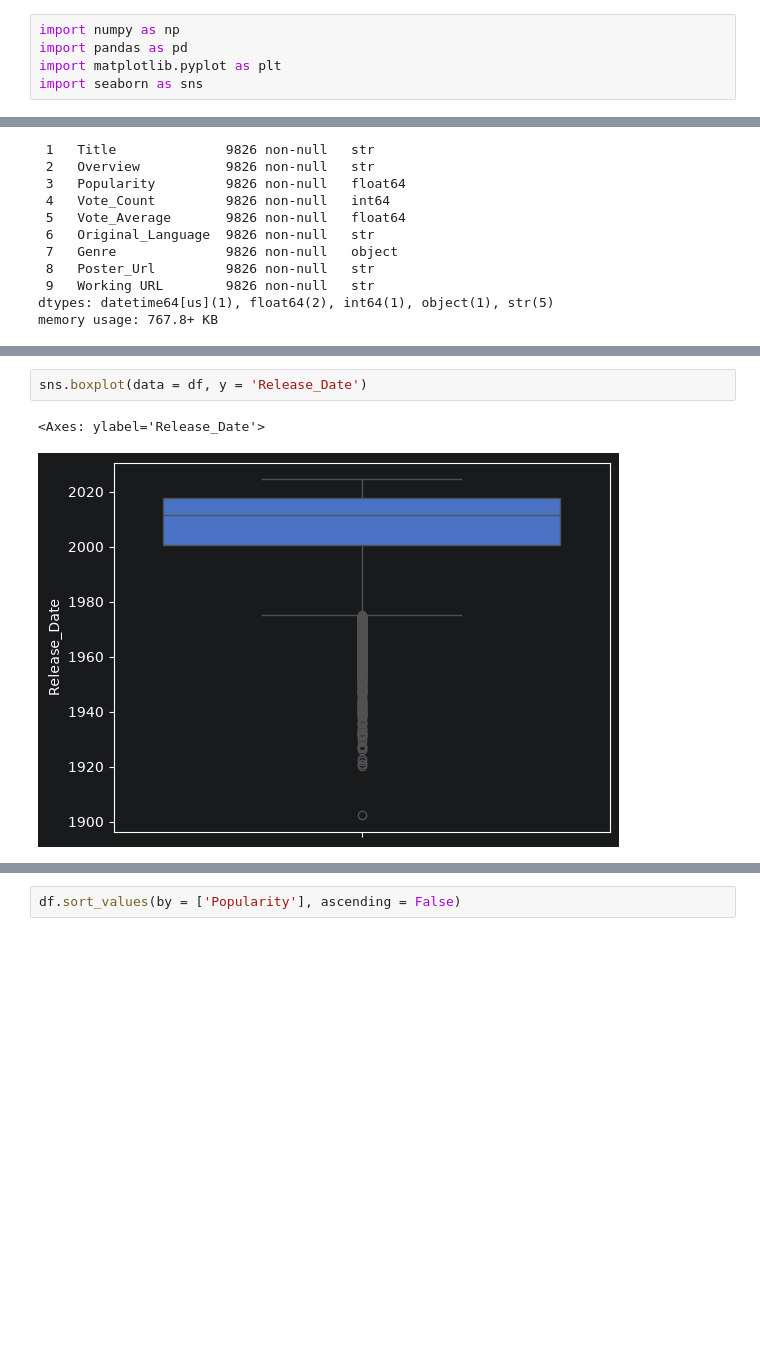
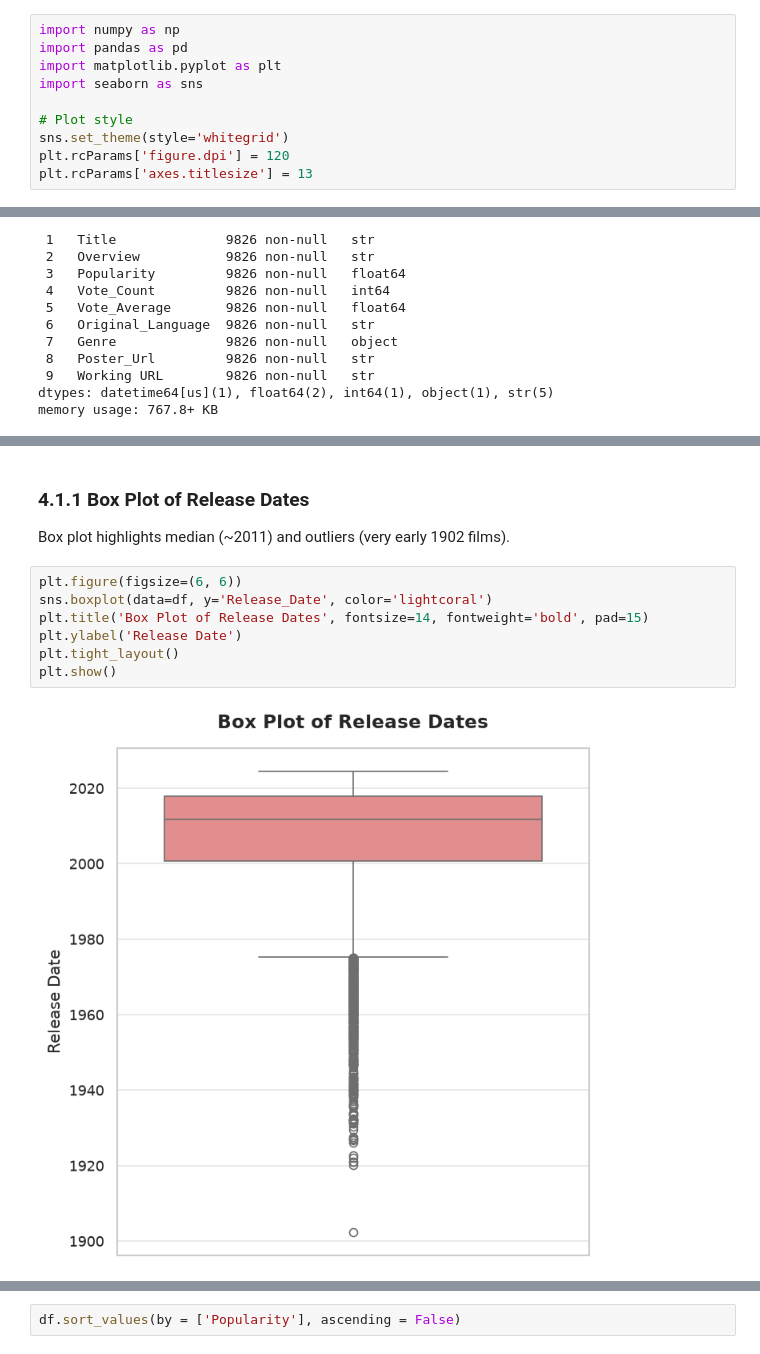
Before and after one commit to AmrElkhodari/top-movies-dataset-eda, a Jupyter notebook: EDA.ipynb, the cells around one changed output, grey strips where cells are left out. Saved outputs shown, nothing was run; the diff lists cells and outputs as text; blank space fills up the shorter version.

```diff
--- a/EDA.ipynb
+++ b/EDA.ipynb
@@ -3,3 +17,8 @@ import numpy as np
 import pandas as pd
 import matplotlib.pyplot as plt
 import seaborn as sns
+
+# Plot style
+sns.set_theme(style='whitegrid')
+plt.rcParams['figure.dpi'] = 120
+plt.rcParams['axes.titlesize'] = 13
@@ -160,5 +230,12 @@ sns.histplot(data = df, x = 'Release_Date', kde = True)
+# %% [markdown]
+### 4.1.1 Box Plot of Release Dates
+Box plot highlights median (~2011) and outliers (very early 1902 films).
 # %%
-sns.boxplot(data = df, y = 'Release_Date')
+plt.figure(figsize=(6, 6))
+sns.boxplot(data=df, y='Release_Date', color='lightcoral')
+plt.title('Box Plot of Release Dates', fontsize=14, fontweight='bold', pad=15)
+plt.ylabel('Release Date')
+plt.tight_layout()
+plt.show()
 # %% [output]
-<Axes: ylabel='Release_Date'>
-[figure, old version]
+[figure, new version]
```
Also changed, not shown: parts of 44 cells of this notebook.
